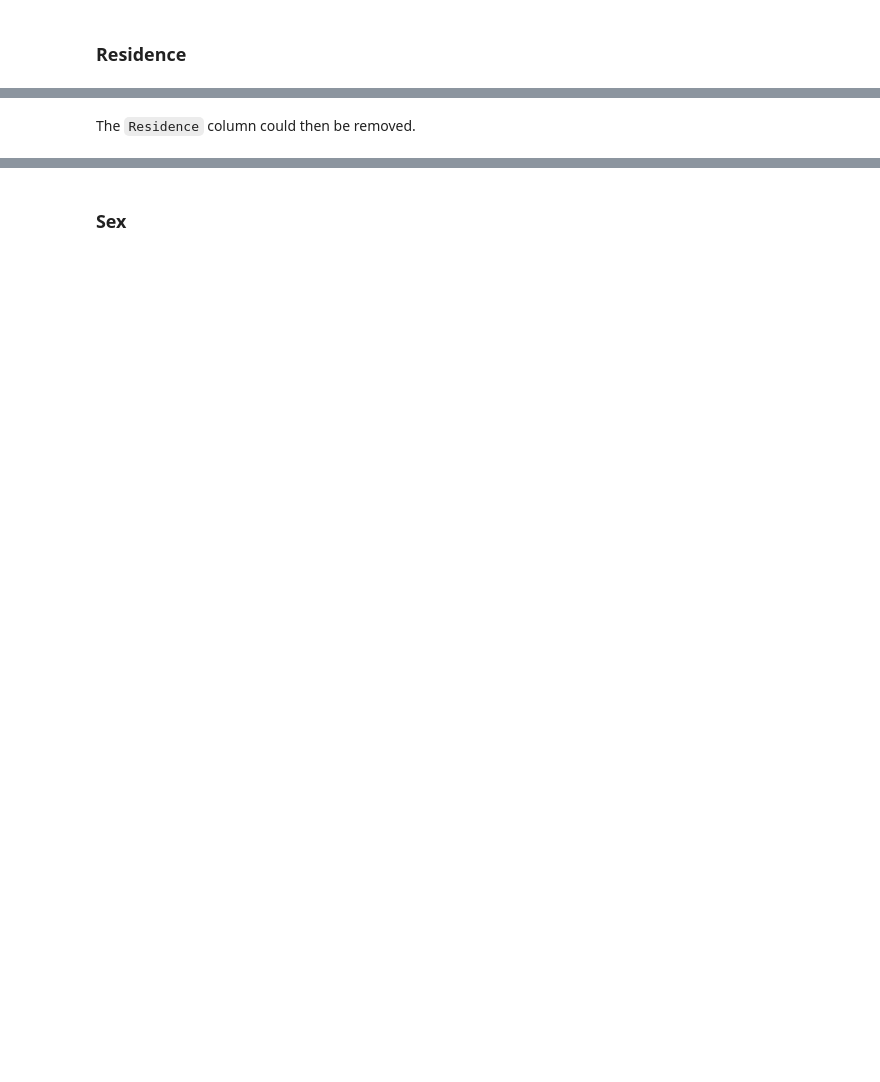
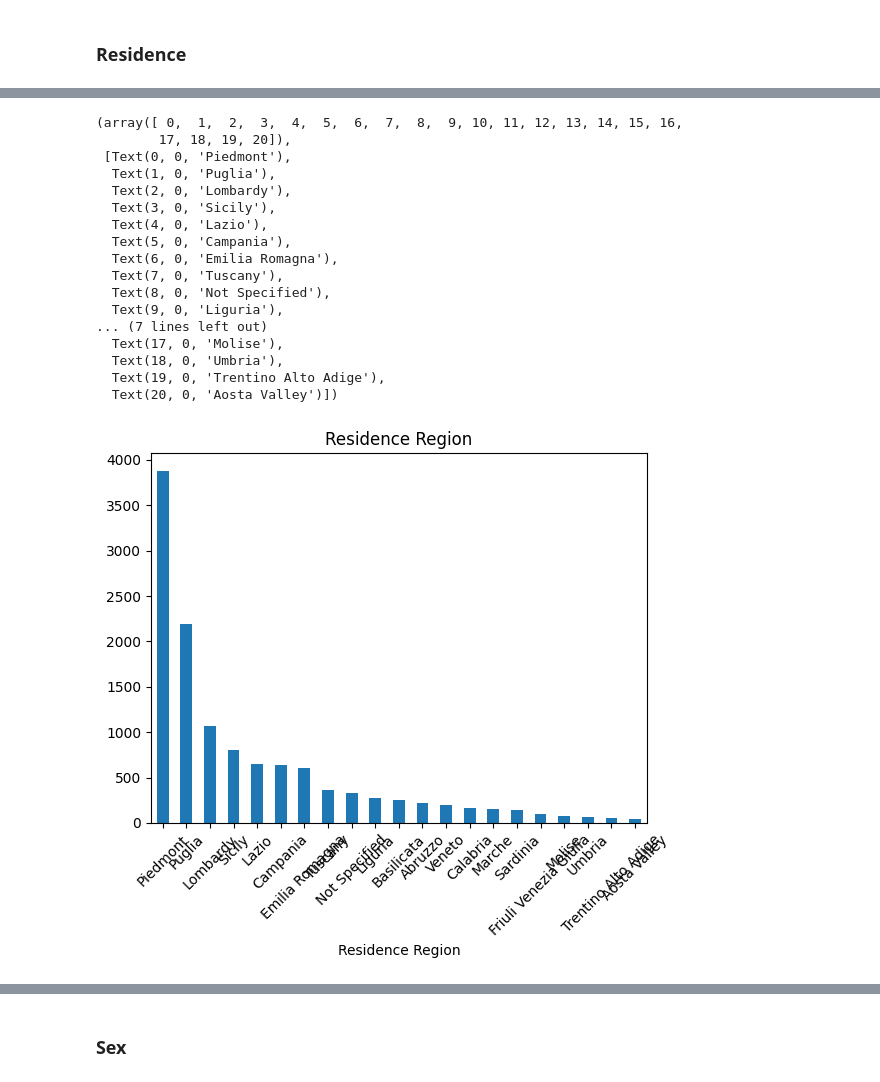
Before and after one commit to bertiandrea/ProjectWork_AEQUITAS_AKKODIS, a Jupyter notebook: code/Akkodis_Dataset_Analysis.ipynb, the cells around one changed output, grey strips where cells are left out. Saved outputs shown, nothing was run; the diff lists cells and outputs as text; code cells hidden in the pictures; blank space fills up the shorter version.

```diff
--- a/code/Akkodis_Dataset_Analysis.ipynb
+++ b/code/Akkodis_Dataset_Analysis.ipynb
@@ -149,2 +364,0 @@ plt.show()
-# %%
-df['Residence Italian Region'] = df['Residence'].apply(lambda x: x if x in italy_list else 'Not in ITALY')
@@ -156,8 +365,27 @@ df.loc[
 # %%
-it_reg_counts = Counter(df['Residence Italian Region'])
-it_reg_df = pd.DataFrame(it_reg_counts.items(), columns=['Residence Italian Region', 'Count'])
-it_reg_df = it_reg_df.sort_values(by='Count', ascending=False)
-it_reg_df.head(20).plot(x='Residence Italian Region', y='Count', kind='bar', legend=False)
-plt.title('Top 20 Residence Italian Regions')
-plt.ylabel('Frequency')
-plt.show()
+lookup = 'Residence Region'
+distrib = Counter(df[lookup])
+distrib_df = pd.DataFrame(distrib.items(), columns=[lookup, 'Count'])
+distrib_df = distrib_df.sort_values(by='Count', ascending=False)
+distrib_df.plot(x=lookup, y='Count', kind='bar', legend=False)
+plt.title(lookup)
+plt.xticks(rotation=45)
+# %% [output]
+(array([ 0,  1,  2,  3,  4,  5,  6,  7,  8,  9, 10, 11, 12, 13, 14, 15, 16,
+        17, 18, 19, 20]),
+ [Text(0, 0, 'Piedmont'),
+  Text(1, 0, 'Puglia'),
+  Text(2, 0, 'Lombardy'),
+  Text(3, 0, 'Sicily'),
+  Text(4, 0, 'Lazio'),
+  Text(5, 0, 'Campania'),
+  Text(6, 0, 'Emilia Romagna'),
+  Text(7, 0, 'Tuscany'),
+  Text(8, 0, 'Not Specified'),
+  Text(9, 0, 'Liguria'),
+... (7 lines left out)
+  Text(17, 0, 'Molise'),
+  Text(18, 0, 'Umbria'),
+  Text(19, 0, 'Trentino Alto Adige'),
+  Text(20, 0, 'Aosta Valley')])
+[figure, added]
@@ -184,2 +391,0 @@ plt.show()
-# %% [markdown]
-The `Residence` column could then be removed.
```
Also changed, not shown: parts of 61 cells of this notebook.
